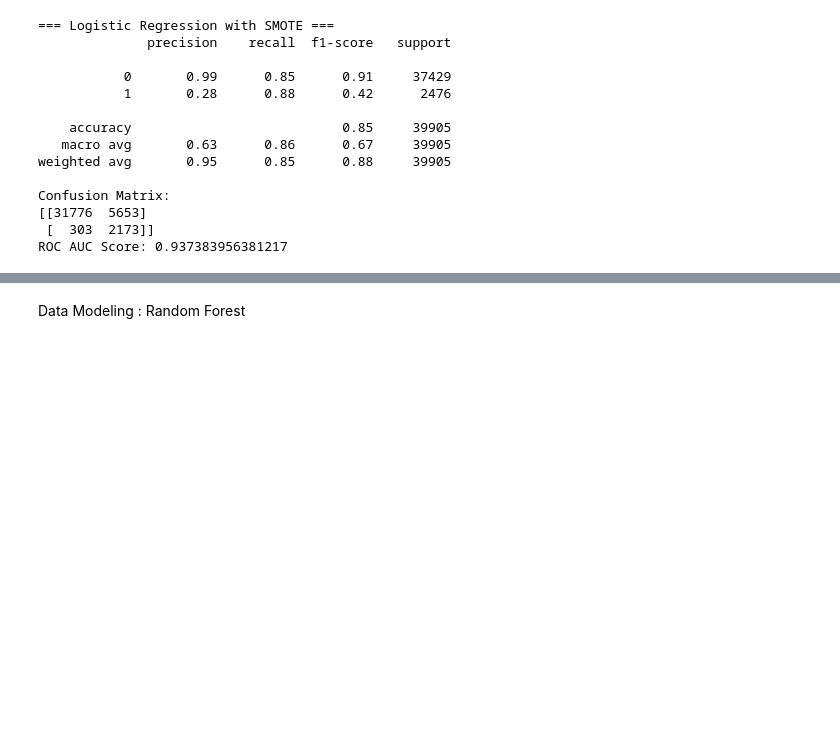
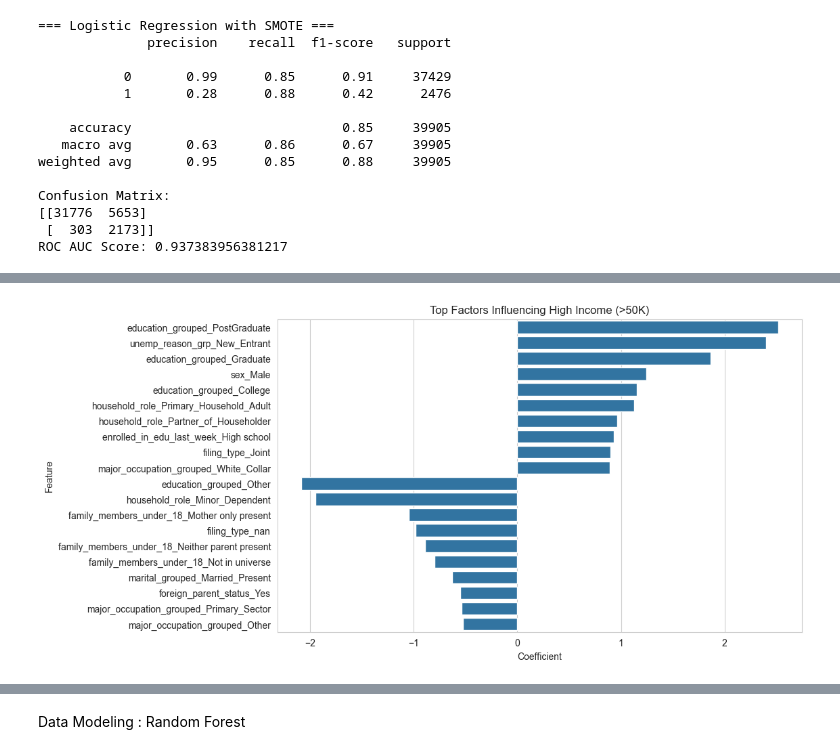
Before and after one commit to kazu143/census-income-classification, a Jupyter notebook: census_income_ml.ipynb, the cells around one changed output, grey strips where cells are left out. Drawn from its saved outputs; the diff is of its cells as text; code cells hidden in the pictures; blank space fills up the shorter version.

```diff
--- a/census_income_ml.ipynb
+++ b/census_income_ml.ipynb
@@ -2157,3 +2160,14 @@ Confusion Matrix:
 [[31776  5653]
  [  303  2173]]
 ROC AUC Score: 0.937383956381217
+# %%
+# For original logistic regression
+feature_weights = pd.DataFrame({
+    'Feature': X_train.columns,
+    'Coefficient': logreg_orig.coef_[0]
+})
+
+# Sort by magnitude to see most influential factors
+feature_weights['Absolute'] = feature_weights['Coefficient'].abs()
+feature_weights.sort_values(by='Absolute', ascending=False, inplace=True)
+feature_weights
@@ -2159,0 +2192,16 @@ ROC AUC Score: 0.937383956381217
+# %%
+# Top 10 positive influences
+top_pos = feature_weights.sort_values(by='Coefficient', ascending=False).head(10)
+
+# Top 10 negative influences
+top_neg = feature_weights.sort_values(by='Coefficient', ascending=True).head(10)
+
+# Combine for plotting
+top_features = pd.concat([top_pos, top_neg])
+
+plt.figure(figsize=(10,6))
+sns.barplot(x='Coefficient', y='Feature', data=top_features)
+plt.title('Top Factors Influencing High Income (>50K)')
+plt.show()
+# %% [output]
+[figure, added]
```
Also changed, not shown: parts of 6 cells of this notebook.
